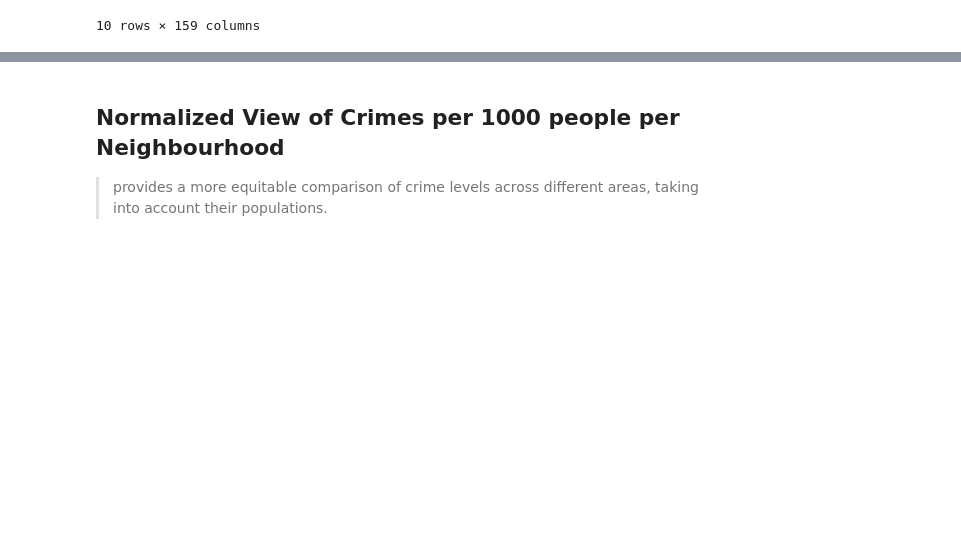
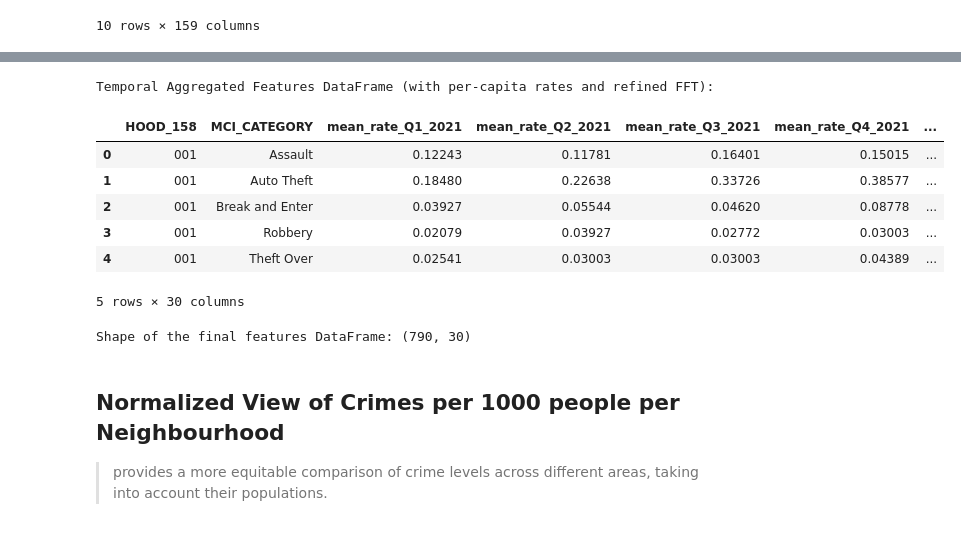
Before and after one commit to Ratnor/Socio-phenotype-classifier, a Jupyter notebook: Major_Crime_Indicators_data_prep_merge.ipynb, the cells around one changed output, grey strips where cells are left out. Drawn from its saved outputs; the diff is of its cells as text; code cells hidden in the pictures; blank space fills up the shorter version.

```diff
--- a/Major_Crime_Indicators_data_prep_merge.ipynb
+++ b/Major_Crime_Indicators_data_prep_merge.ipynb
@@ -53,7 +53,7 @@ Saving Major_Crime_Indicators_Open_Data_-3805566126367379926.csv to Major_Crime_
 import pandas as pd
 import io
 
-df = pd.read_csv(io.BytesIO(uploaded['Major_Crime_Indicators_Open_Data_-3805566126367379926 (1).csv']))
+df = pd.read_csv(io.BytesIO(uploaded['Major_Crime_Indicators_Open_Data_-3805566126367379926.csv']))
 df.shape
 # %% [output]
 (430614, 31)
@@ -1332,7 +1332,7 @@ df_neighbourhood_profiles.head(10)
 # %%
 #Copy the transpose logic
 # We want to tranpose the table such that the first column values become the header
-df_neighbourhood_profiles = df.transpose()
+df_neighbourhood_profiles = df_neighbourhood_profiles.transpose()
 
 # Set the first row as the new header
 new_header = df_neighbourhood_profiles.iloc[0]
@@ -1567,7 +1604,7 @@ index_combinations = pd.MultiIndex.from_product([all_hoods, all_weeks, all_categ
 # Reindex the dataframe to include all combinations, filling missing values with 0
 # We need to ensure the structure for reindexing matches the target columns
 # Create a base DataFrame with all combinations
-all_combinations_df = pd.DataFrame(index_combinations).reset_index(drop=True)
+all_combinations_df = index_combinations.to_frame(index=False).reset_index(drop=True)
 
 # Merge with the original crime counts and population data to preserve those columns
 crime_counts_df_filled = all_combinations_df.merge(
@@ -1752,33 +1789,43 @@ for hood in all_hoods:
         if idx_half_yearly > 0 and idx_half_yearly < N/2 and idx_half_yearly != idx_yearly:
             amplitude_half_yearly = np.abs(yf[idx_half_yearly]) * 2 / N
             phase_half_yearly = np.angle(yf[idx_half_yearly])
             extracted_coeffs[f'half_yearly_rate_amplitude_freq_{xf[idx_half_yearly]:.4f}'] = amplitude_half_yearly
             extracted_coeffs[f'half_yearly_rate_phase_freq_{xf[idx_half_yearly]:.4f}'] = phase_half_yearly
 
 
         fourier_features[hood] = extracted_coeffs
     else:
         # Handle cases with insufficient data for FFT
         fourier_features[hood]['fft_not_applicable'] = True
 
 
 # Convert Fourier features to a DataFrame and merge
 fourier_df_list = []
 for hood, features in fourier_features.items():
     row = {'HOOD_158': hood}
     row.update(features)
     fourier_df_list.append(row)
 
 fourier_features_df = pd.DataFrame(fourier_df_list)
 
 # Merge temporal_aggregated_features_df with fourier_features_df
 # Fourier features are at the neighborhood level, temporal features are at neighborhood-category level
 # We need to join them based on HOOD_158
 final_features_df = pd.merge(temporal_aggregated_features_df, fourier_features_df, on='HOOD_158', how='left')
 
 print("Temporal Aggregated Features DataFrame (with per-capita rates and refined FFT):")
 display(final_features_df.head())
 print("\nShape of the final features DataFrame:", final_features_df.shape)
+# %% [output]
+Temporal Aggregated Features DataFrame (with per-capita rates and refined FFT):
+|  | HOOD_158 | MCI_CATEGORY | mean_rate_Q1_2021 | mean_rate_Q2_2021 | mean_rate_Q3_2021 | mean_rate_Q4_2021 | ... |
+| 0 | 001 | Assault | 0.12243 | 0.11781 | 0.16401 | 0.15015 | ... |
+| 1 | 001 | Auto Theft | 0.18480 | 0.22638 | 0.33726 | 0.38577 | ... |
+| 2 | 001 | Break and Enter | 0.03927 | 0.05544 | 0.04620 | 0.08778 | ... |
+| 3 | 001 | Robbery | 0.02079 | 0.03927 | 0.02772 | 0.03003 | ... |
+| 4 | 001 | Theft Over | 0.02541 | 0.03003 | 0.03003 | 0.04389 | ... |
+5 rows × 30 columns
+Shape of the final features DataFrame: (790, 30)
 # %% [markdown]
 ## Normalized View of Crimes per 1000 people per Neighbourhood
 
```
Also changed, not shown: parts of 8 cells of this notebook.
